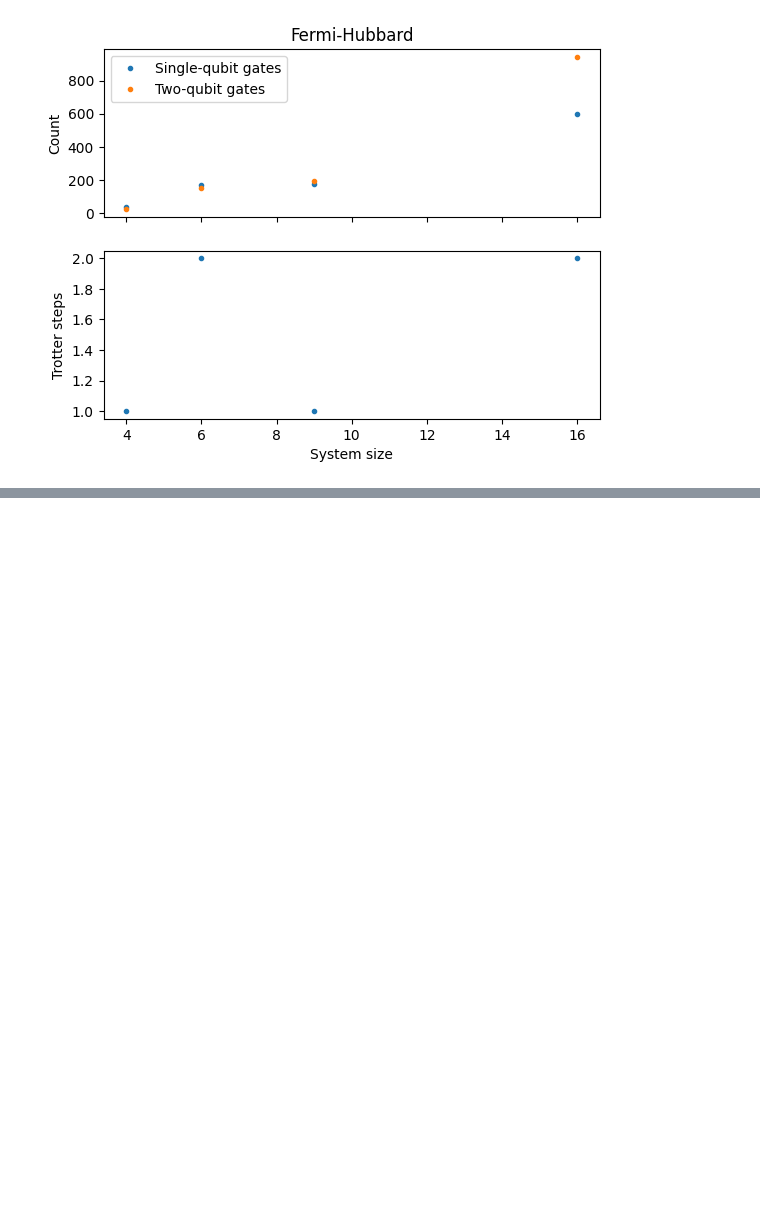
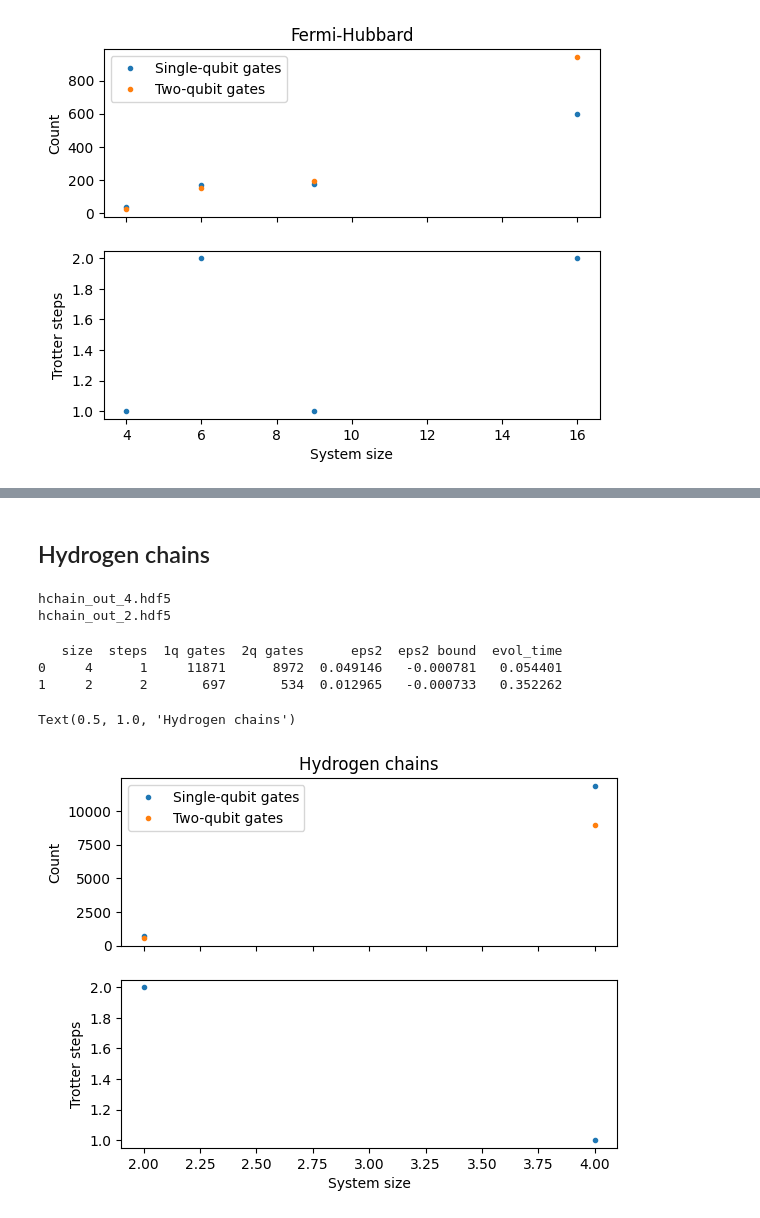
Before and after one commit to bdalfavero/qpe_resources, a Jupyter notebook: qpe_plots.ipynb, the cells around one changed output, grey strips where cells are left out. Cells and saved outputs as stored; diff of their text form; code cells hidden in the pictures; blank space fills up the shorter version.

Commit message:
Ran numerics for H chains, then did analysis.

```diff
--- a/qpe_plots.ipynb
+++ b/qpe_plots.ipynb
@@ -46,0 +67,41 @@ Text(0.5, 1.0, 'Fermi-Hubbard')
+# %% [markdown]
+## Hydrogen chains
+# %%
+all_files = os.listdir("data")
+hubbard_files = [f for f in all_files if "hchain" in f and "out" in f and "hdf5" in f]
+for f in hubbard_files:
+    print(f)
+# %% [output]
+hchain_out_4.hdf5
+hchain_out_2.hdf5
+# %%
+records = []
+for fname in hubbard_files:
+    f = h5py.File(f"data/{fname}", "r")
+    l = f["l"][()]
+    nsteps = f["num_steps"][()]
+    gate_counts = f["gate_counts"][:]
+    eps2 = f["eps2_exact"][()]
+    eps2_bound = f["eps2_bound"][()]
+    evol_time = f["evol_time"][()]
+    f.close()
+    records.append((l, nsteps, gate_counts[0], gate_counts[1], eps2, eps2_bound, evol_time))
+df = pd.DataFrame.from_records(records, columns=["size", "steps", "1q gates", "2q gates", "eps2", "eps2 bound", "evol_time"])
+print(df.head())
+# %% [output]
+   size  steps  1q gates  2q gates      eps2  eps2 bound  evol_time
+0     4      1     11871      8972  0.049146   -0.000781   0.054401
+1     2      2       697       534  0.012965   -0.000733   0.352262
+# %%
+fig, ax = plt.subplots(2, 1, sharex=True)
+ax[0].plot(df["size"], df["1q gates"], '.', label="Single-qubit gates")
+ax[0].plot(df["size"], df["2q gates"], '.', label="Two-qubit gates")
+ax[0].legend()
+ax[0].set_ylabel("Count")
+ax[1].plot(df["size"], df["steps"], '.', label="Trotter steps")
+ax[1].set_xlabel("System size")
+ax[1].set_ylabel("Trotter steps")
+ax[0].set_title("Hydrogen chains")
+# %% [output]
+Text(0.5, 1.0, 'Hydrogen chains')
+[figure, added]
```
Also changed, not shown: parts of 4 cells of this notebook, 1 other file.
